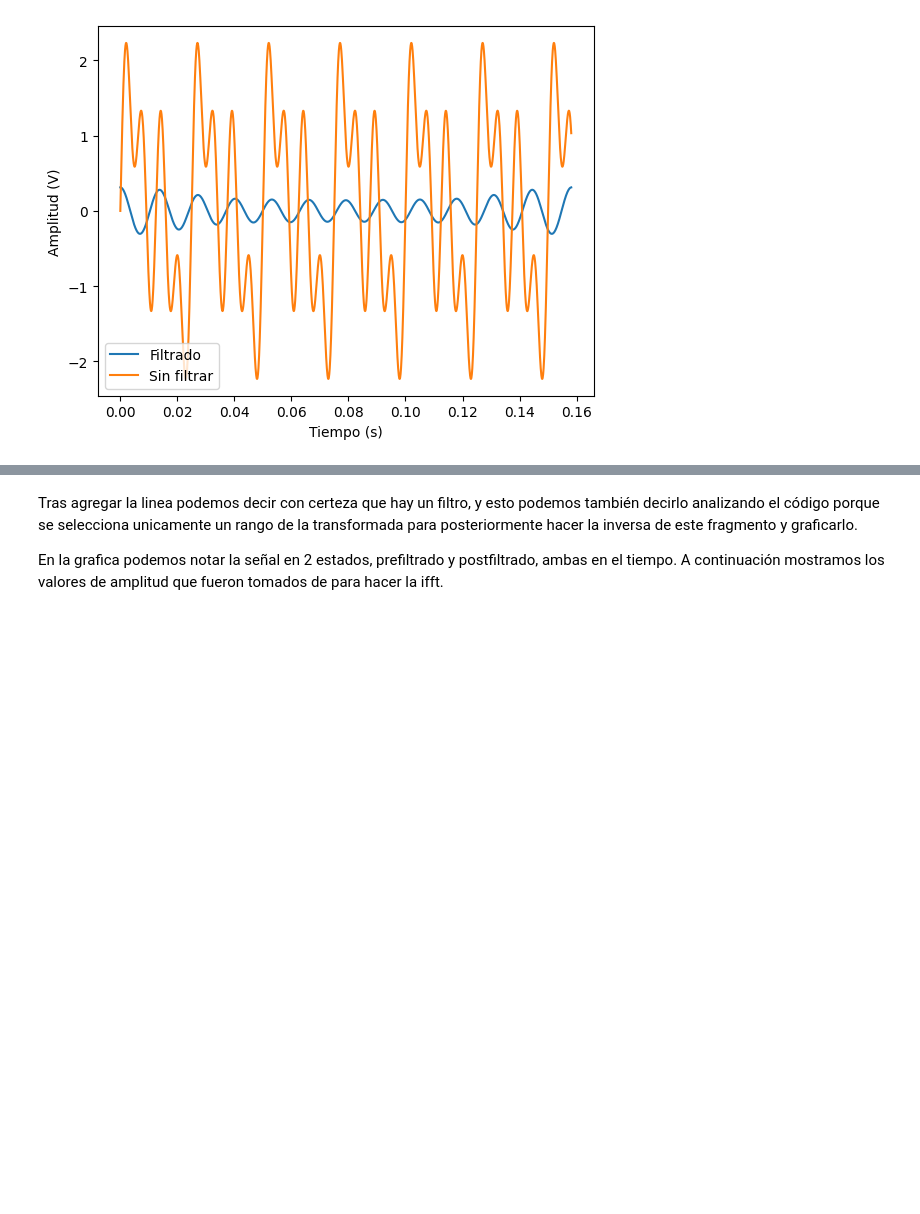
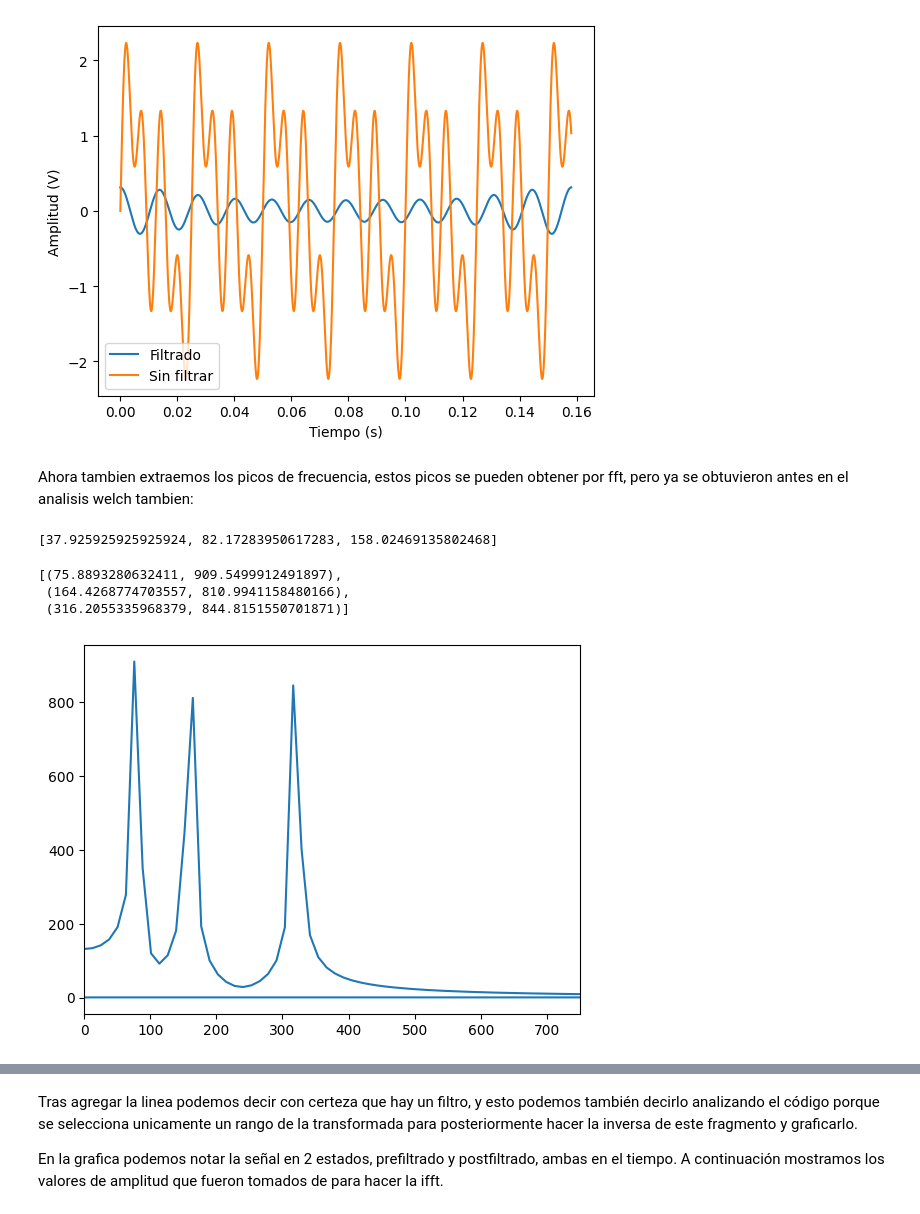
Before and after one commit to AndresBanquezBio/Biosenales, a Jupyter notebook: Practica_5/Practica5.ipynb, the cells around one changed output, grey strips where cells are left out. Drawn from its saved outputs; the diff is of its cells as text; code cells hidden in the pictures; blank space fills up the shorter version.

```diff
--- a/Practica_5/Practica5.ipynb
+++ b/Practica_5/Practica5.ipynb
@@ -170,3 +170,23 @@ ax.set(xlabel='Tiempo (s)', ylabel='Amplitud (V)');
 plt.show()
 # %% [output]
 [figure]
+# %% [markdown]
+Ahora tambien extraemos los picos de frecuencia, estos picos se pueden obtener por fft, pero ya se obtuvieron antes en el analisis welch tambien:
+# %%
+frecuencias
+# %% [output]
+[37.925925925925924, 82.17283950617283, 158.02469135802468]
+# %%
+FMag = np.abs(F1[:len(F1)//2])
+freqs = np.fft.fftfreq(len(FMag), Ts)
+freqsPeaks = find_peaks(abs(FMag), height = 200)
+plt.figure()
+plt.plot(freqs, np.abs(FMag))
+plt.xlim([0, 750])
+Picos = [(freqs[i], FMag[i]) for i in freqsPeaks[0]]
+Picos
+# %% [output]
+[(75.8893280632411, 909.5499912491897),
+ (164.4268774703557, 810.9941158480166),
+ (316.2055335968379, 844.8151550701871)]
+[figure, added]
```
Also changed, not shown: parts of 1 cell of this notebook.
